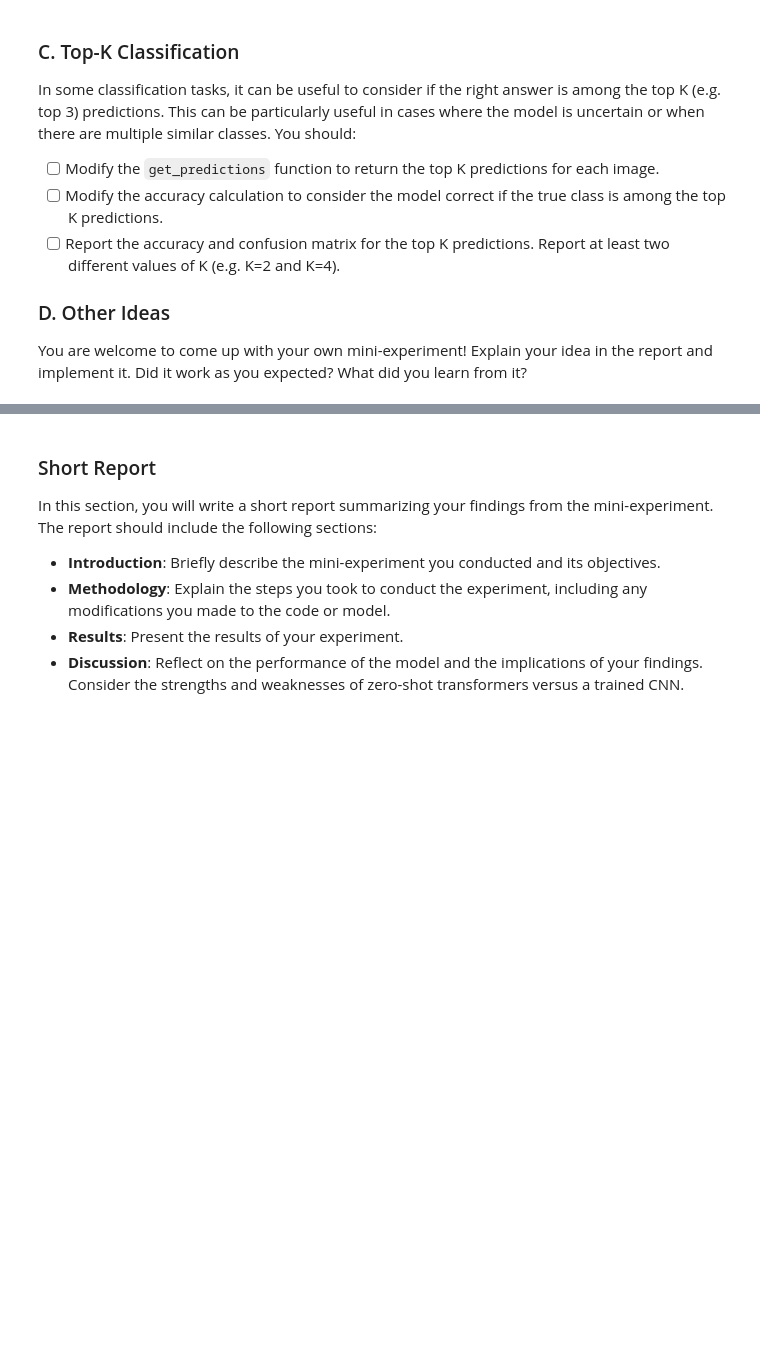
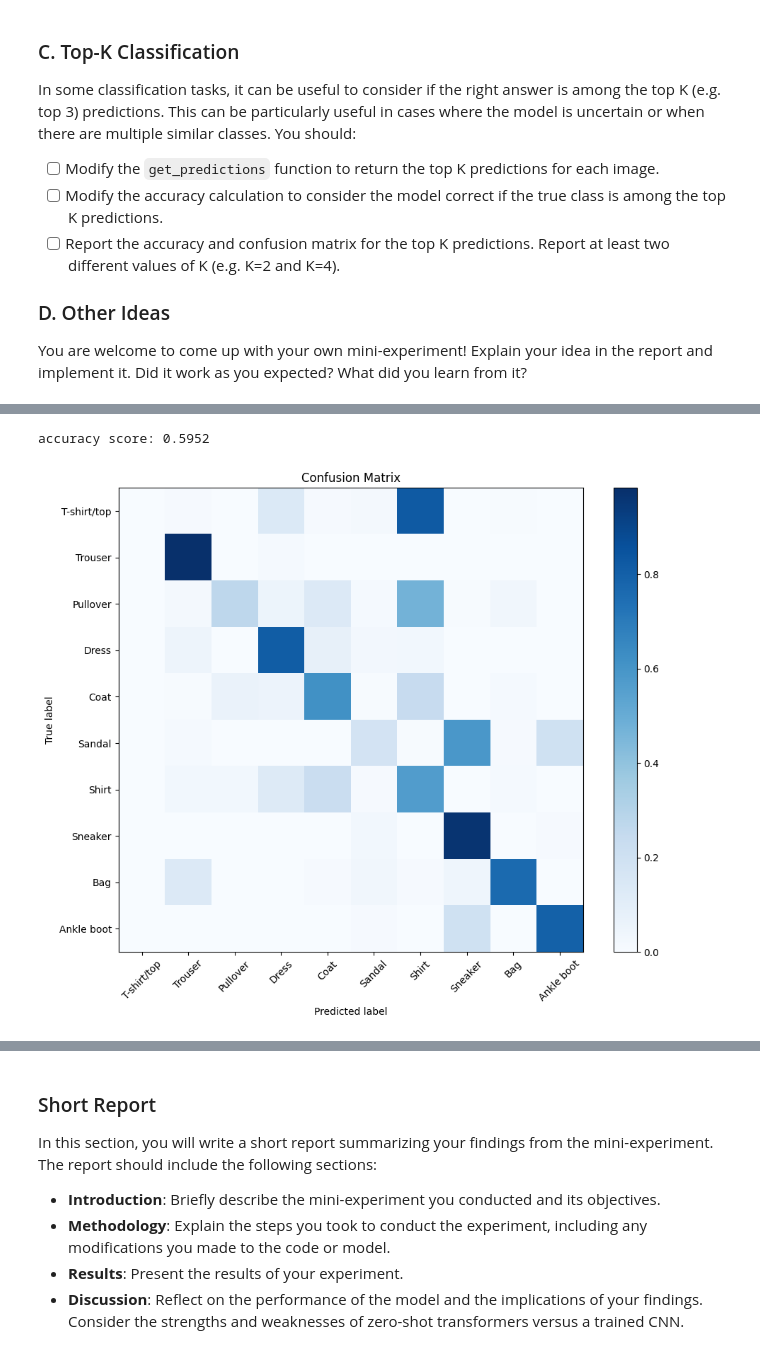
Before and after one commit to melcsk/deep_learning, a Jupyter notebook: 02_activities/assignments/assignment_2.ipynb, the cells around one changed output, grey strips where cells are left out. Cells and saved outputs as stored; diff of their text form; code cells hidden in the pictures; blank space fills up the shorter version.

```diff
--- a/02_activities/assignments/assignment_2.ipynb
+++ b/02_activities/assignments/assignment_2.ipynb
@@ -463,0 +599,38 @@ Do you notice any differences in the types of errors made by the new model?
+# %%
+# Run the zero-shot classification baseline with the new model.
+# Load test split of dataset, ie set train = False
+test_dataset = datasets.FashionMNIST(root = 'data', train = False,
+                                     download = True)
+# Iterate using batch_size = 16, shuffle = True. Provide collate_clip function
+test_loader = DataLoader(test_dataset, batch_size = 16, shuffle = True,
+                         collate_fn= collate_clip)
+
+# Build text embeddings for class names
+text_embed_alt3 = get_text_embeddings(CLASS_NAMES)
+
+# Get image embeddings
+image_embed_list_alt3 = []
+true_labels_alt3 = []
+for images, labels in test_loader:
+  image_embed_alt3 = get_image_embeddings(images)
+  image_embed_list_alt3.append(image_embed_alt3)
+  true_labels_alt3.append(labels)
+
+all_image_embed_alt3 = torch.cat(image_embed_list_alt3, dim = 0)
+# %%
+# Cosine similarity calculation
+cos_sim_alt3 = get_cosine_similarity(all_image_embed_alt3, text_embed_alt3)
+
+# Find y_pred_alt using max values in cos_sim_alt
+y_pred_alt3 = torch.argmax(cos_sim_alt3, dim = 1)
+
+# Define true labels in correct torch format
+y_true_alt3 = torch.cat(true_labels_alt3)
+
+# Report the accuracy of the predictions
+accuracy_alt3 = accuracy_score(y_true_alt3, y_pred_alt3)
+print(f'accuracy score: {accuracy_alt3}')
+cm_alt3 = plot_confusion_matrix(y_true_alt3, y_pred_alt3, CLASS_NAMES)
+# %% [output]
+accuracy score: 0.5952
+[figure, added]
```
Also changed, not shown: parts of 18 cells of this notebook.
